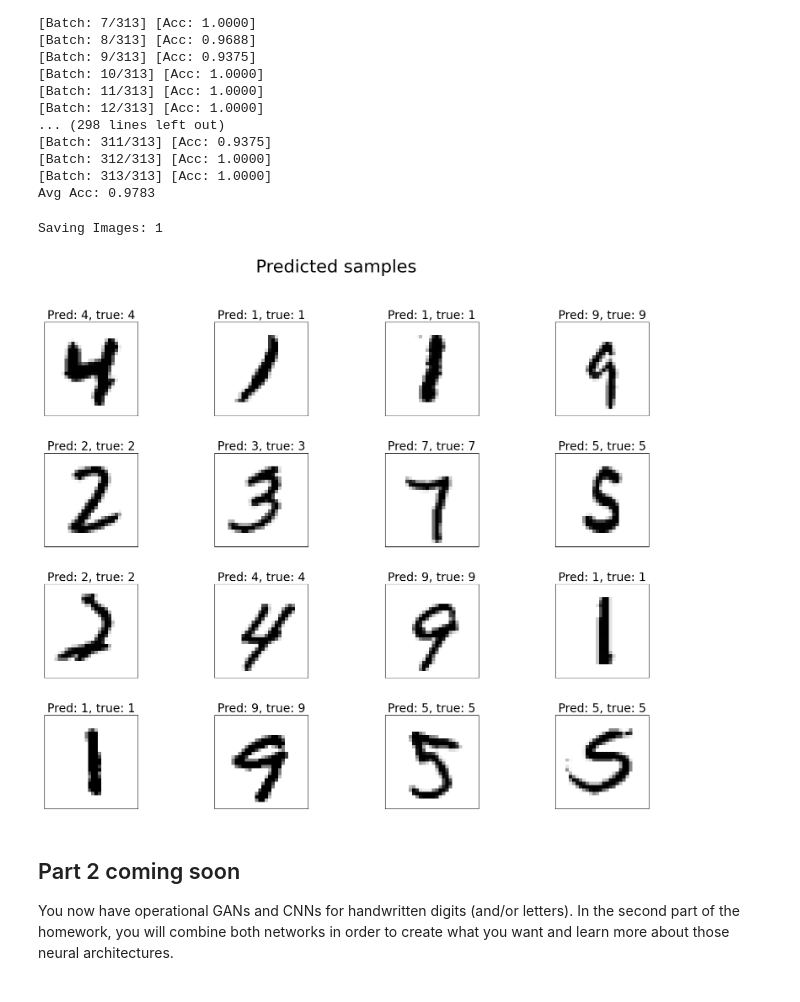
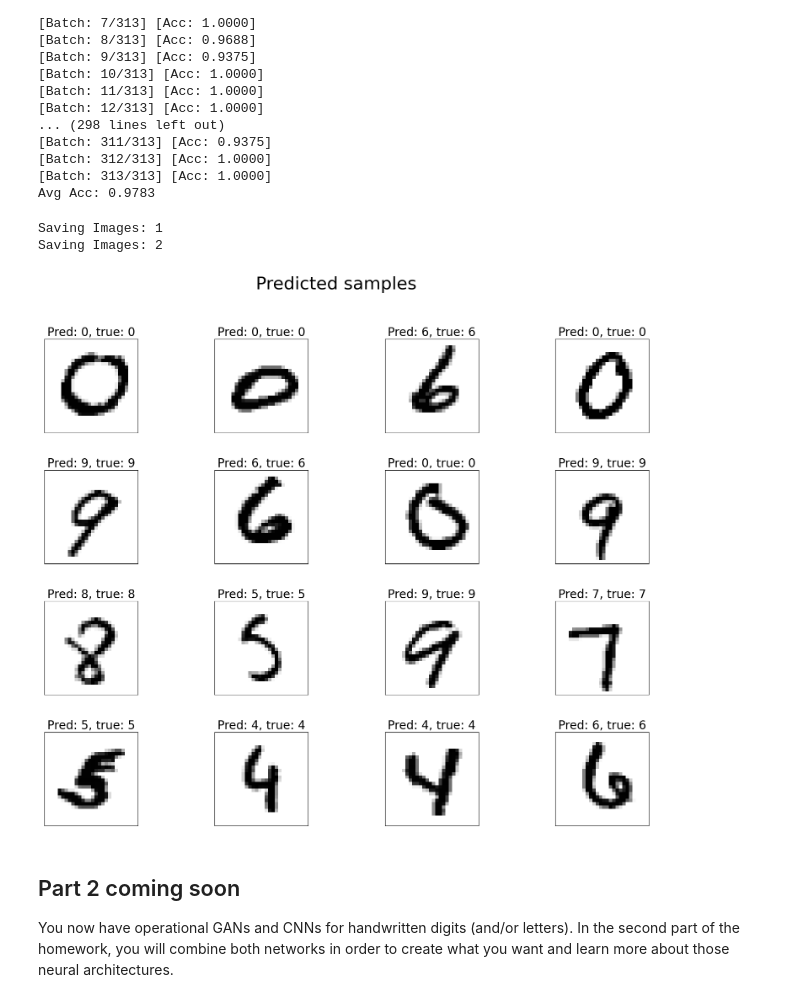
Before and after one commit to Pietro-Gavazzi/linma2472-project, a Jupyter notebook: project3/siqi.ipynb, the cells around one changed output. Drawn from its saved outputs; the diff is of its cells as text; code cells hidden in the pictures.

```diff
--- a/project3/siqi.ipynb
+++ b/project3/siqi.ipynb
@@ -1133,10 +1133,11 @@ def plot_cnn_prediction(classifier, data_loader, min=0, max=5):
             print("Saving Images: %d" % (i+1))
             showImages(X, true_labels=y_true, predicted_labels=y_hat, predicted=True)
 # %%
-plot_cnn_prediction(cnn, test_loader, min=0, max=1)
+plot_cnn_prediction(cnn, test_loader, min=0, max=2)
 # %% [output]
 Saving Images: 1
+Saving Images: 2
-[figure, old version]
+[figure, new version]
 # %% [markdown]
 ## Part 2 coming soon
 You now have operational GANs and CNNs for handwritten digits (and/or letters). In the second part of the homework, you will combine both networks in order to create what you want and learn more about those neural architectures.
```
Also changed, not shown: parts of 1 cell of this notebook, 3 other files.
